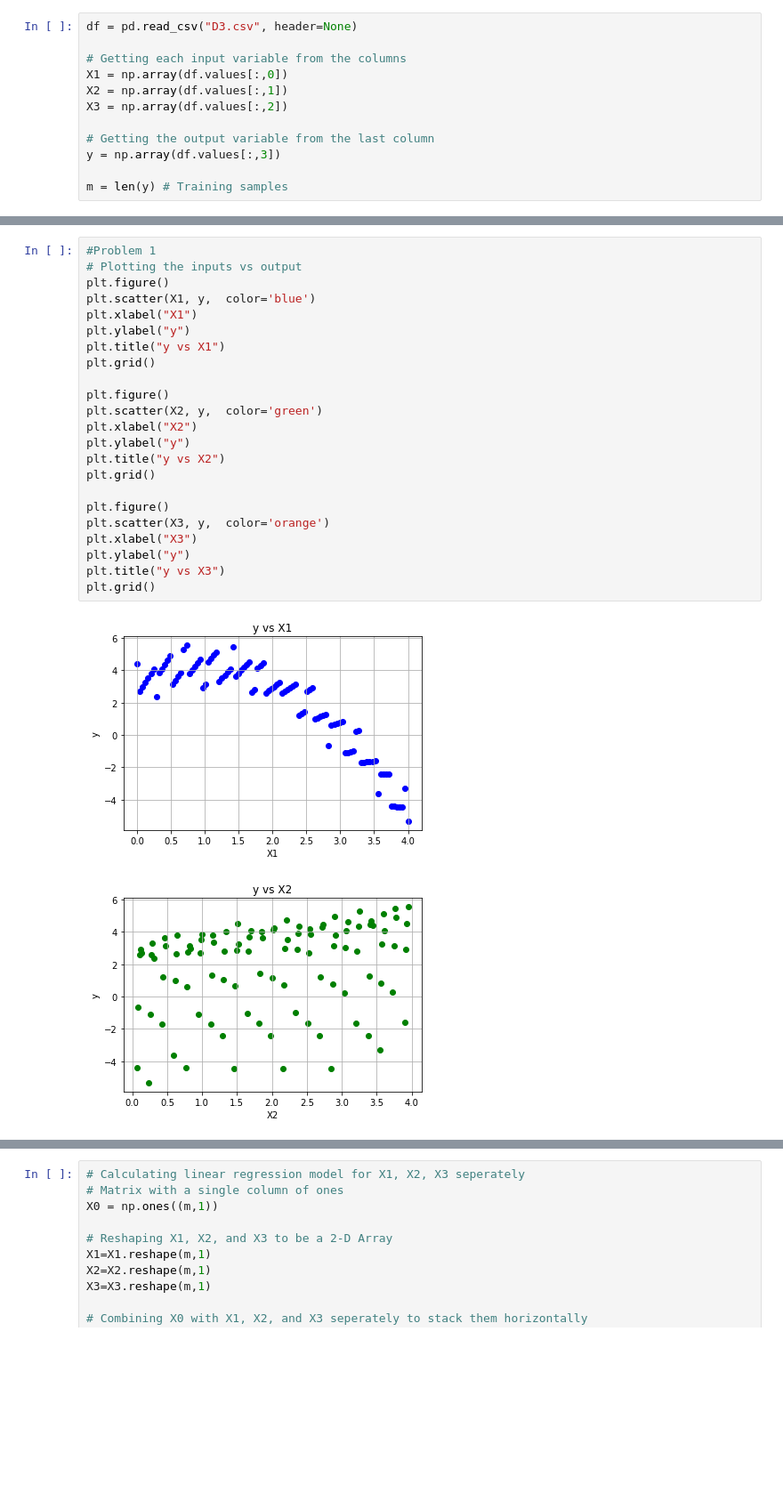
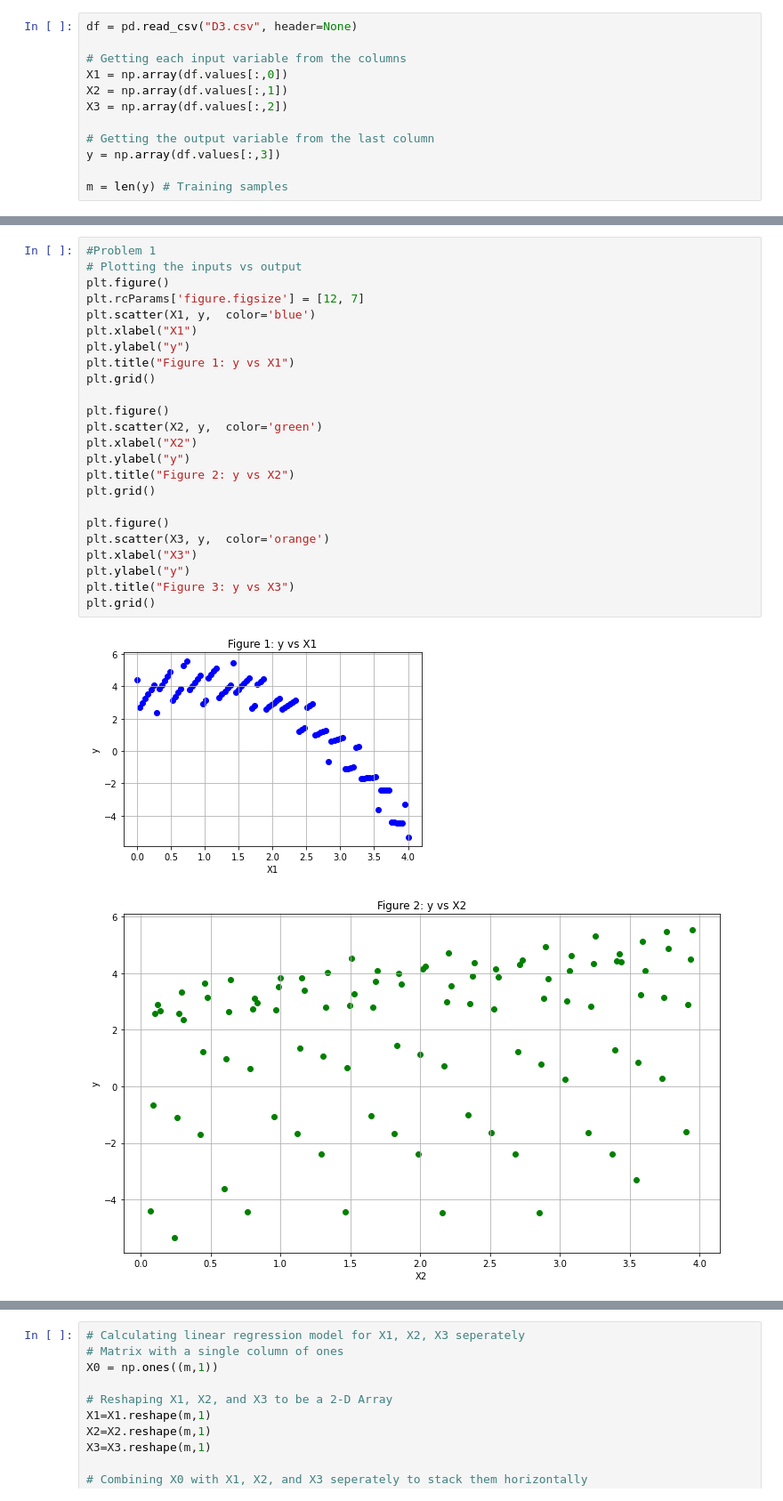
Before and after one commit to gbass2/IntroToML, a Jupyter notebook: Homework 0/assignment1.ipynb, the cells around one changed output, grey strips where cells are left out. Shown at 89% size. Drawn from its saved outputs; the diff is of its cells as text; blank space fills up the shorter version.

```diff
--- a/Homework 0/assignment1.ipynb
+++ b/Homework 0/assignment1.ipynb
@@ -44,26 +43,27 @@ def gradient_descent(X,y,theta,alpha,iterations):
 # %%
 #Problem 1
 # Plotting the inputs vs output
 plt.figure()
+plt.rcParams['figure.figsize'] = [12, 7]
 plt.scatter(X1, y,  color='blue')
 plt.xlabel("X1")
 plt.ylabel("y")
-plt.title("y vs X1")
+plt.title("Figure 1: y vs X1")
 plt.grid()
 
 plt.figure()
 plt.scatter(X2, y,  color='green')
 plt.xlabel("X2")
 plt.ylabel("y")
-plt.title("y vs X2")
+plt.title("Figure 2: y vs X2")
 plt.grid()
 
 plt.figure()
 plt.scatter(X3, y,  color='orange')
 plt.xlabel("X3")
 plt.ylabel("y")
-plt.title("y vs X3")
+plt.title("Figure 3: y vs X3")
 plt.grid()
 # %% [output]
-[figure, old version]
+[figure, new version]
-[figure, old version]
+[figure, new version]
```
Also changed, not shown: parts of 8 cells of this notebook, 2 other files.
